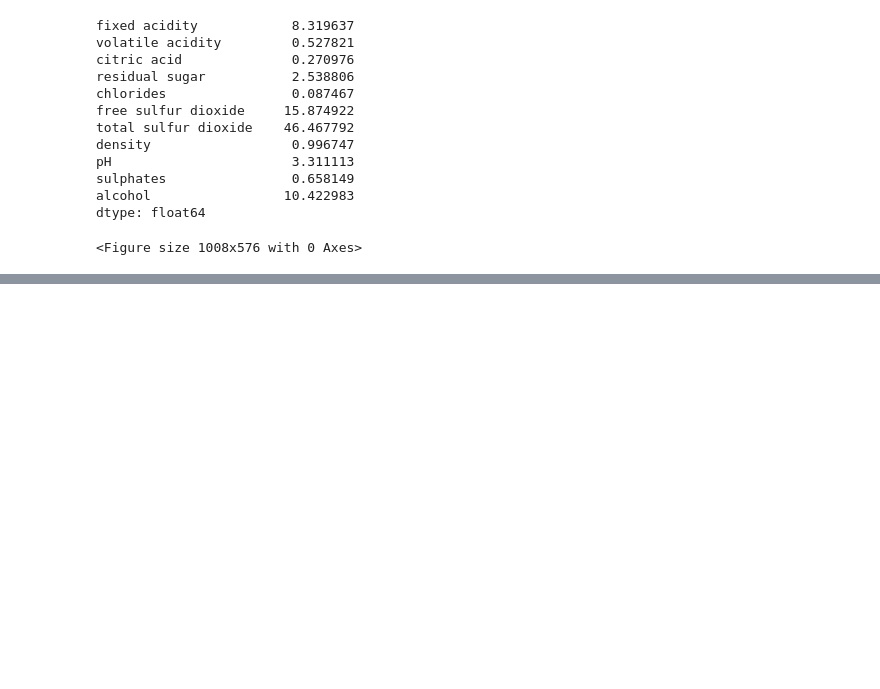
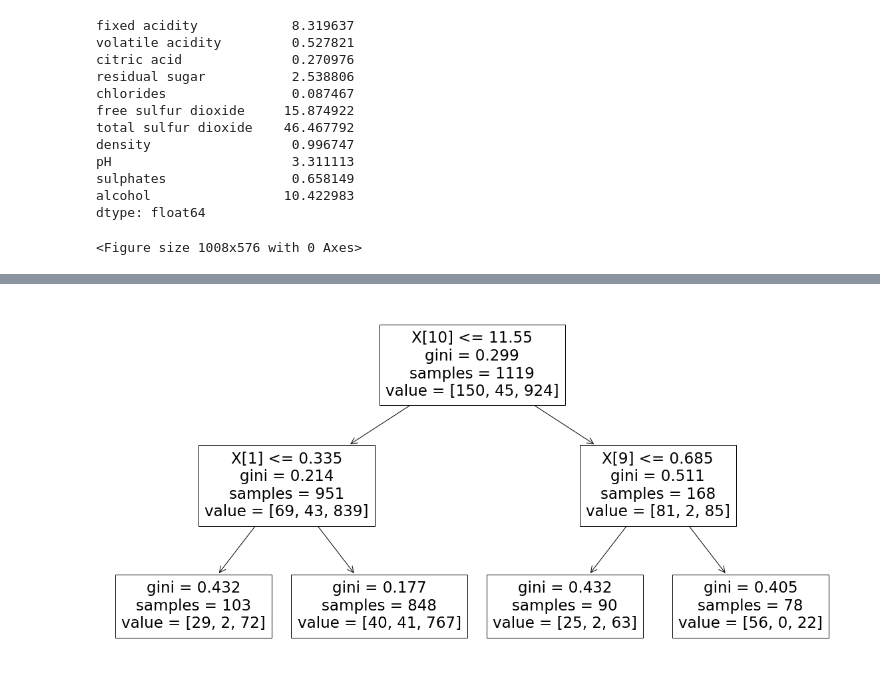
Before and after one commit to gegrinberg/curso_data_BCGL, a Jupyter notebook: Entrega2 BCGL.ipynb, the cells around one changed output, grey strips where cells are left out. Saved outputs shown, nothing was run; the diff lists cells and outputs as text; code cells hidden in the pictures; blank space fills up the shorter version.

```diff
--- a/Entrega2 BCGL.ipynb
+++ b/Entrega2 BCGL.ipynb
@@ -296,0 +313,7 @@ cs = plt.contourf(xx, yy, Zplot, cmap='coolwarm', alpha=0.5)
+# %%
+from sklearn import tree as lcdtm
+plt.figure(figsize=(20,10))
+lcdtm.plot_tree(tree)
+plt.show()
+# %% [output]
+[figure, added]
```
Also changed, not shown: parts of 2 cells of this notebook.
